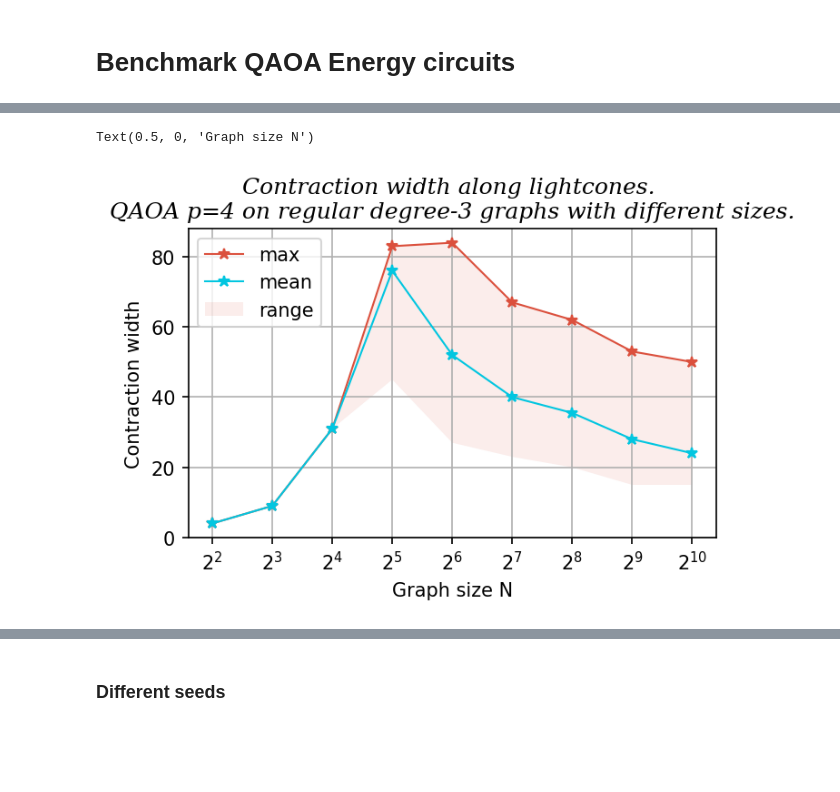
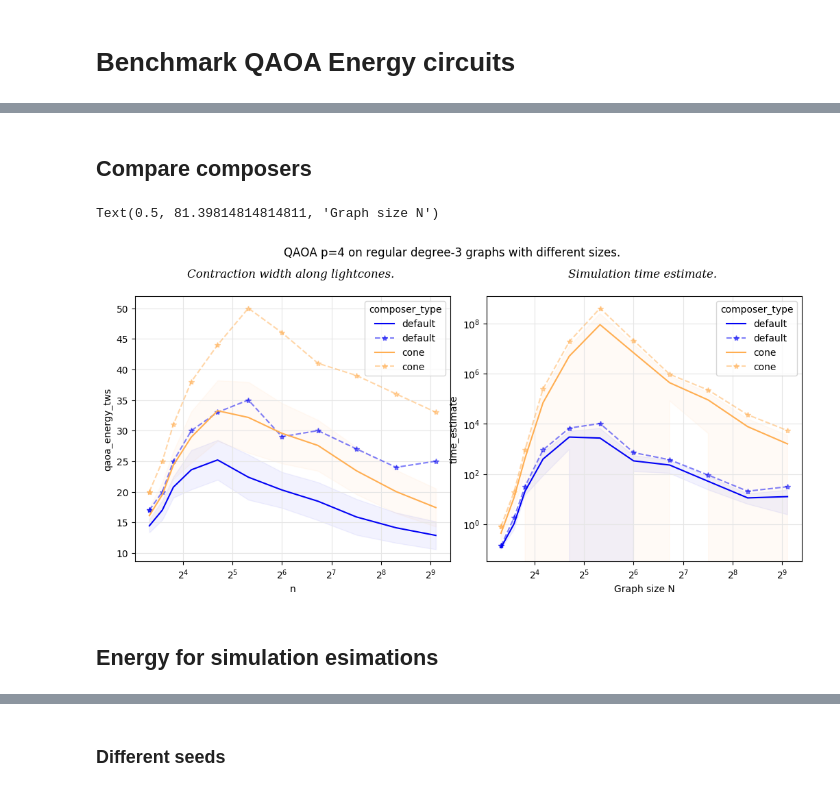
Before and after one commit to danlkv/QTensor, a Jupyter notebook: analysis/spec/notebooks/QAOA_bench.ipynb, the cells around one changed output, grey strips where cells are left out. Drawn from its saved outputs; the diff is of its cells as text; code cells hidden in the pictures; blank space fills up the shorter version.

```diff
--- a/analysis/spec/notebooks/QAOA_bench.ipynb
+++ b/analysis/spec/notebooks/QAOA_bench.ipynb
@@ -111,19 +59,43 @@ Text(0.5, 0, 'Graph size N')
-# %%
-plt.figure(dpi=150, figsize=(5,3))
-plt.plot(Ns, tws_max, '*-', linewidth=1, label='max' )
-plt.fill_between(Ns, tws_max, tws_min, alpha=.1, label='range')
-plt.plot(Ns, tws_med, '*-', linewidth=1, label='mean')
-plt.legend()
-plt.xscale('log', basex=2)
-plt.xticks(Ns)
-plt.grid()
-plt.title(("Contraction width along lightcones. \n"
-              "QAOA p=4 on regular degree-3 graphs with different sizes.")
-          ,style='italic'
-          ,family='serif'
-         )
-plt.ylabel('Contraction width')
-plt.xlabel('Graph size N')
-# %% [output]
-Text(0.5, 0, 'Graph size N')
-[figure, removed]
+# %% [markdown]
+## Compare composers
+# %%
+def plot_fn(x, twds, **kwargs):
+    twds = [np.array(list(x)) for x in twds]
+    means = np.array([np.mean(x) for x in twds])
+    maxs = [np.max(x) for x in twds]
+    plt.plot(x, means, **kwargs)
+    plt.plot(x, maxs,  '*--', alpha=0.5, **kwargs)
+
+    std = np.array([np.std(x) for x in twds])
+    plt.fill_between(x, means+std, means-std, alpha=0.05, color=kwargs.get('color'))
+    plt.xscale('log', basex=2)
+
+p = 4
+Ns = 2*(.5*np.pi**(np.arange(0, 12)/2)).astype(np.int) + 10
+
+fig = ex.plot_variables(('qaoa_energy_tws', 'time_estimate'), processes=1, plot_func=plot_fn,
+                        distribution_var='seed',
+                        composer_type=['default', 'cone'], n=Ns, p=[p],
+                        seed=[100, 101, 102, 103, 104], d=[3])
+ax1, ax2 = fig.axes
+
+ax1.set_title("Contraction width along lightcones. \n"
+          ,style='italic'
+          ,family='serif'
+         )
+
+ax2.set_title("Simulation time estimate. \n"
+          ,style='italic' ,family='serif'
+         )
+fig.set_size_inches(10.5, 5.5)
+fig.suptitle(f"QAOA p={p} on regular degree-3 graphs with different sizes.")
+fig.tight_layout(rect=[0, 0.03, 1, 0.95])
+
+
+ax2.set_yscale('log')
+plt.xlabel('Graph size N')
+# %% [output]
+Text(0.5, 81.39814814814811, 'Graph size N')
+[figure, added]
+# %% [markdown]
+## Energy for simulation esimations
```
Also changed, not shown: parts of 30 cells of this notebook, 4 other files.
